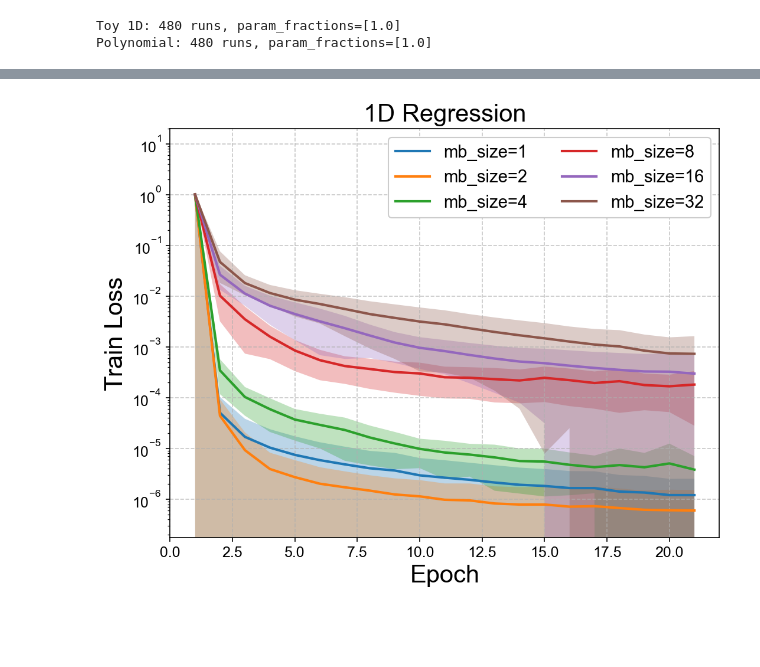
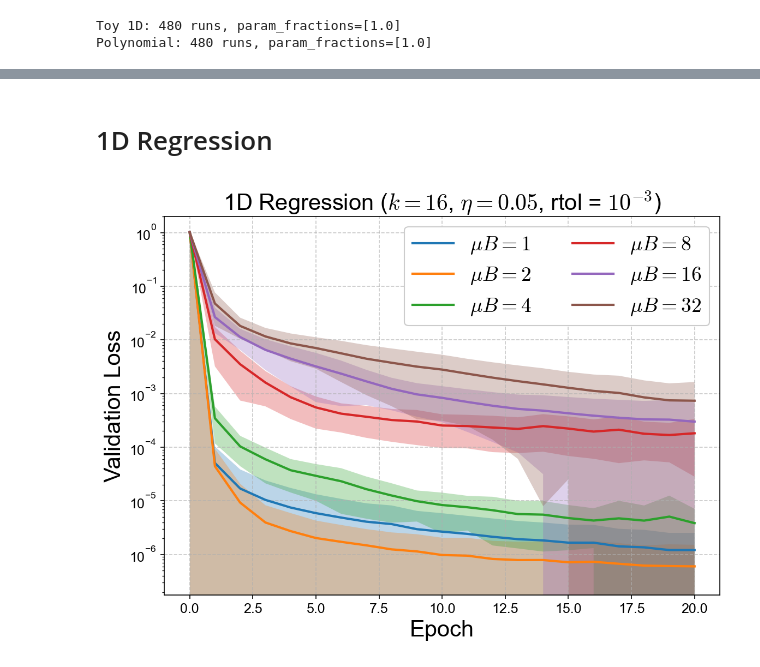
Before and after one commit to sambt/sven-experiments, a Jupyter notebook: analysis/microbatch_analysis.ipynb, the cells around one changed output, grey strips where cells are left out. Saved outputs shown, nothing was run; the diff lists cells and outputs as text; code cells hidden in the pictures; blank space fills up the shorter version.

Commit message:
paramfrac updates

```diff
--- a/analysis/microbatch_analysis.ipynb
+++ b/analysis/microbatch_analysis.ipynb
@@ -22,7 +22,7 @@ warnings.filterwarnings('ignore')
 from style import set_style, lr_labels
 set_style()
 
-PLOT_DIR = Path('plots/paramfrac')
+PLOT_DIR = Path('plots/microbatch')
 PLOT_DIR.mkdir(parents=True, exist_ok=True)
 print(f"Plots will be saved to: {PLOT_DIR.resolve()}")
 # %% [output]
@@ -100,35 +136,40 @@ Toy 1D rtols: [0.001]
+# %% [markdown]
+# 1D Regression
 # %%
 colors = sns.color_palette("deep")
 
 fig, ax = plt.subplots(figsize=(8, 6))
 
 K_SEL = 16
 RTOL = 1e-3
 LR = 0.05
 
-for mb_size in mb_sizes:
-    df = datasets['Toy 1D']
+df = datasets['Toy 1D']
+
+for mb_size in mb_sizes_1d:
     losses = []
-    for mseed in model_seeds:
+    for mseed in model_seeds_1d:
         cut = (df['microbatch_size'] == mb_size) & (df['model_seed'] == mseed) & (df['k'] == K_SEL) & (df['rtol'] == RTOL) & (df['lr'] == LR)
         row = df.loc[cut]
         if len(row) > 1:
             print("bad!")
         row = row.iloc[0]
         losses.append(np.array(get_loss_curve(row, 'val')).reshape(1,-1))
     losses = np.concatenate(losses, axis=0)
     mean_loss = np.mean(losses, axis=0)
     std_loss = np.std(losses, axis=0)
-    epochs = np.arange(1, len(mean_loss) + 1)
-    ax.plot(epochs, mean_loss, label=f"mb_size={mb_size}", zorder=2)
+    epochs = np.arange(len(mean_loss))
+    ax.plot(epochs, mean_loss, label=f"$\\mu B = {mb_size}$", zorder=2)
     ax.fill_between(epochs, mean_loss - std_loss, mean_loss + std_loss, alpha=0.3, zorder=1)
 
 ax.set_xlabel('Epoch')
-ax.set_ylabel('Train Loss')
+ax.set_ylabel('Validation Loss')
 ax.set_yscale('log')
-plt.legend(ncol=2,loc='upper right',frameon=True,framealpha=1)
-ax.set_title(f"1D Regression")
-plt.ylim([None,20])
+plt.legend(ncol=2,loc='upper right',frameon=True,framealpha=1, fontsize=18)
+ax.set_title(f"1D Regression ($k = {K_SEL}$, $\\eta = {LR}$, rtol = ${lr_labels[RTOL]}$)")
+plt.ylim([None,2])
 plt.grid(axis='both', linestyle='--', alpha=0.7, zorder=0)
+plt.tight_layout()
+plt.savefig(PLOT_DIR / "toy_1d_val_loss_microbatchScan.pdf",bbox_inches='tight')
 # %% [output]
-[figure, old version]
+[figure, new version]
```
Also changed, not shown: parts of 5 cells of this notebook, 1 other file.
